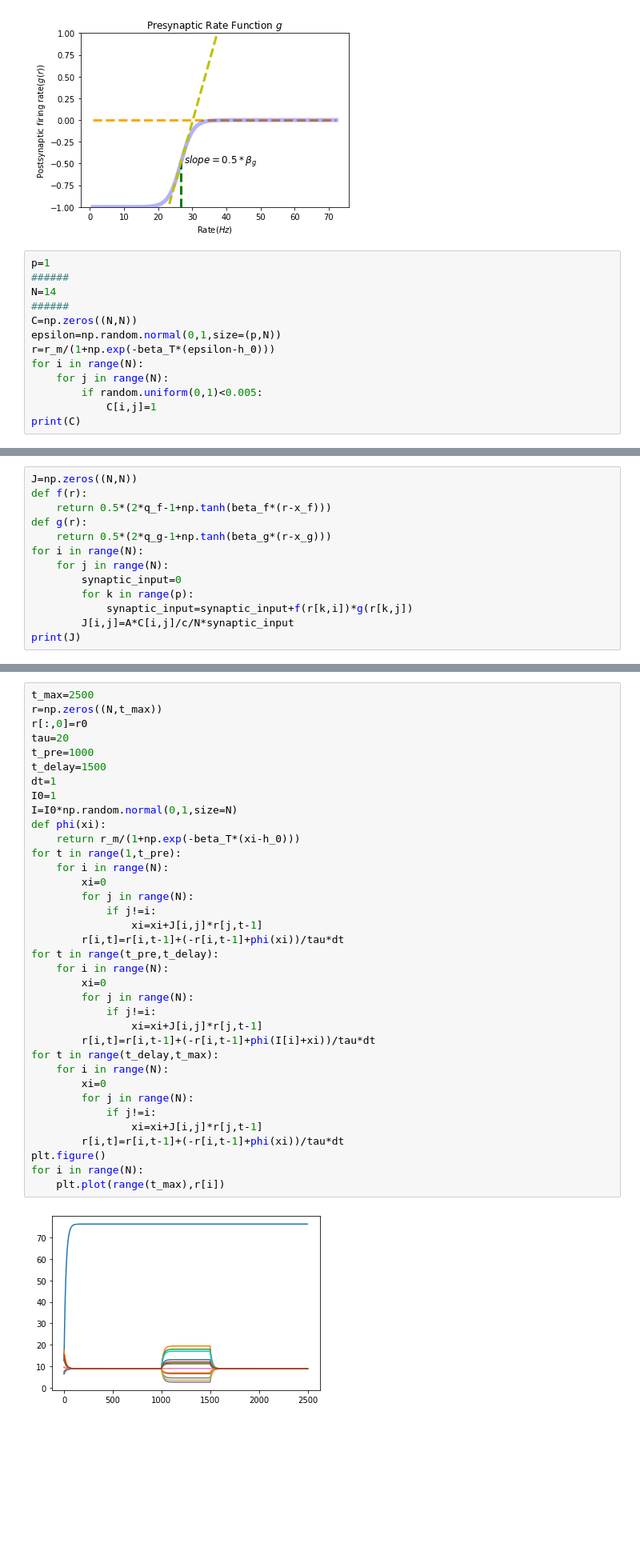
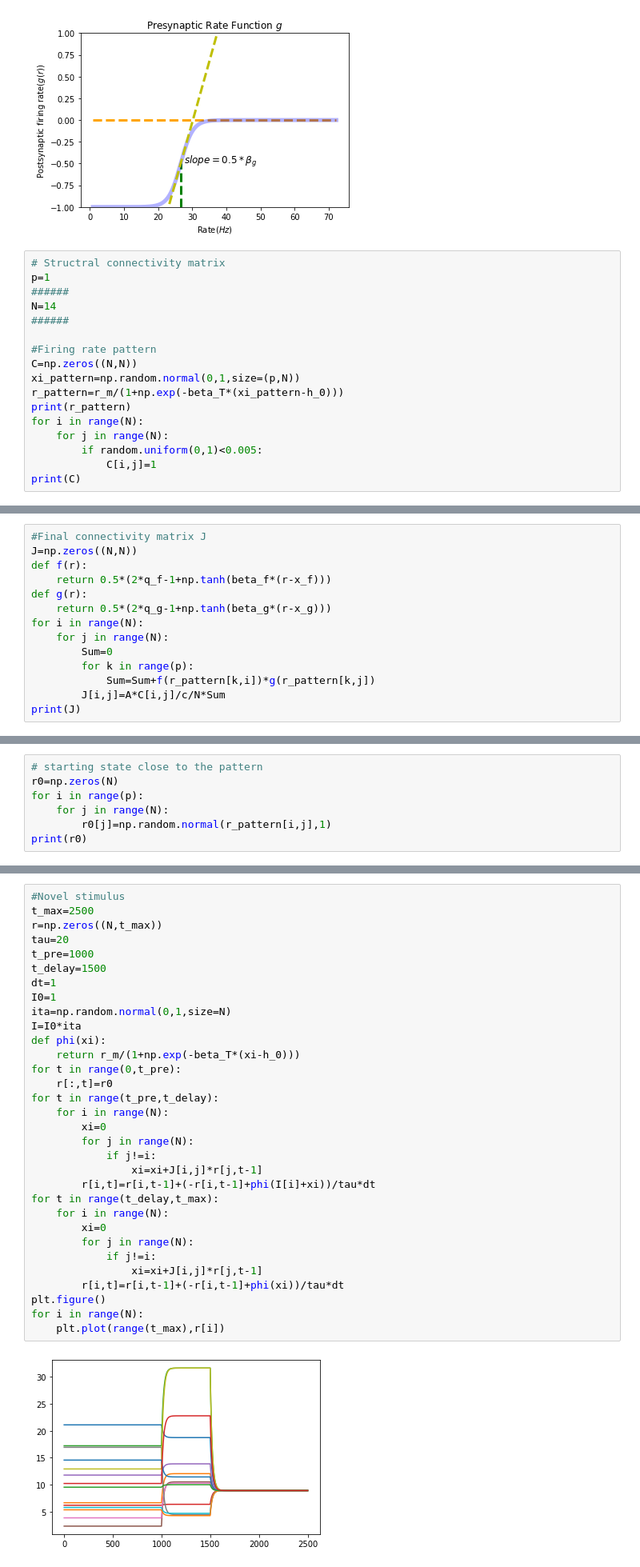
Before and after one commit to xmxhuihui/Final-Project, a Jupyter notebook: Attractor Network Model.ipynb, the cells around one changed output, grey strips where cells are left out. Shown: that part at 80% size. Drawn from its saved outputs; the diff is of its cells as text; blank space fills up the shorter version.

```diff
--- a/Attractor Network Model.ipynb
+++ b/Attractor Network Model.ipynb
@@ -91,13 +91,17 @@ plt.text(x_g+1,(0.5*(2*q_g-1)),r'$slope=0.5*\beta_g$',size='12')
 Text(27.6, -0.5, '$slope=0.5*\\beta_g$')
 [figure]
 # %%
+# Structral connectivity matrix
 p=1
 ######
 N=14
 ######
+
+#Firing rate pattern
 C=np.zeros((N,N))
-epsilon=np.random.normal(0,1,size=(p,N))
-r=r_m/(1+np.exp(-beta_T*(epsilon-h_0)))
+xi_pattern=np.random.normal(0,1,size=(p,N))
+r_pattern=r_m/(1+np.exp(-beta_T*(xi_pattern-h_0)))
+print(r_pattern)
 for i in range(N):
     for j in range(N):
         if random.uniform(0,1)<0.005:
@@ -119,6 +126,7 @@ print(C)
  [0. 0. 0. 0. 0. 0. 0. 0. 0. 0. 0. 0. 0. 0.]
  [0. 0. 0. 0. 0. 0. 0. 0. 0. 0. 0. 0. 0. 0.]]
 # %%
+#Final connectivity matrix J
 J=np.zeros((N,N))
 def f(r):
     return 0.5*(2*q_f-1+np.tanh(beta_f*(r-x_f)))
@@ -126,9 +134,9 @@ def g(r):
     return 0.5*(2*q_g-1+np.tanh(beta_g*(r-x_g)))
 for i in range(N):
     for j in range(N):
-        synaptic_input=0
+        Sum=0
         for k in range(p):
-            synaptic_input=synaptic_input+f(r[k,i])*g(r[k,j])
-        J[i,j]=A*C[i,j]/c/N*synaptic_input
+            Sum=Sum+f(r_pattern[k,i])*g(r_pattern[k,j])
+        J[i,j]=A*C[i,j]/c/N*Sum
 print(J)
 # %% [output]
@@ -158,0 +157,7 @@ print(r0)
+# %%
+# starting state close to the pattern
+r0=np.zeros(N)
+for i in range(p):
+    for j in range(N):
+        r0[j]=np.random.normal(r_pattern[i,j],1)
+print(r0)
@@ -159,38 +168,34 @@ print(r0)
 # %%
+#Novel stimulus
 t_max=2500
 r=np.zeros((N,t_max))
-r[:,0]=r0
 tau=20
 t_pre=1000
 t_delay=1500
 dt=1
 I0=1
-I=I0*np.random.normal(0,1,size=N)
+ita=np.random.normal(0,1,size=N)
+I=I0*ita
 def phi(xi):
     return r_m/(1+np.exp(-beta_T*(xi-h_0)))
-for t in range(1,t_pre):
-    for i in range(N):
-        xi=0
-        for j in range(N):
-            if j!=i:
-                xi=xi+J[i,j]*r[j,t-1]
-        r[i,t]=r[i,t-1]+(-r[i,t-1]+phi(xi))/tau*dt
+for t in range(0,t_pre):
+    r[:,t]=r0
 for t in range(t_pre,t_delay):
     for i in range(N):
         xi=0
         for j in range(N):
             if j!=i:
                 xi=xi+J[i,j]*r[j,t-1]
         r[i,t]=r[i,t-1]+(-r[i,t-1]+phi(I[i]+xi))/tau*dt
 for t in range(t_delay,t_max):
     for i in range(N):
         xi=0
         for j in range(N):
             if j!=i:
                 xi=xi+J[i,j]*r[j,t-1]
         r[i,t]=r[i,t-1]+(-r[i,t-1]+phi(xi))/tau*dt
 plt.figure()
 for i in range(N):
     plt.plot(range(t_max),r[i])
 # %% [output]
-[figure, old version]
+[figure, new version]
```
Also changed, not shown: parts of 5 cells of this notebook, 1 other file.
